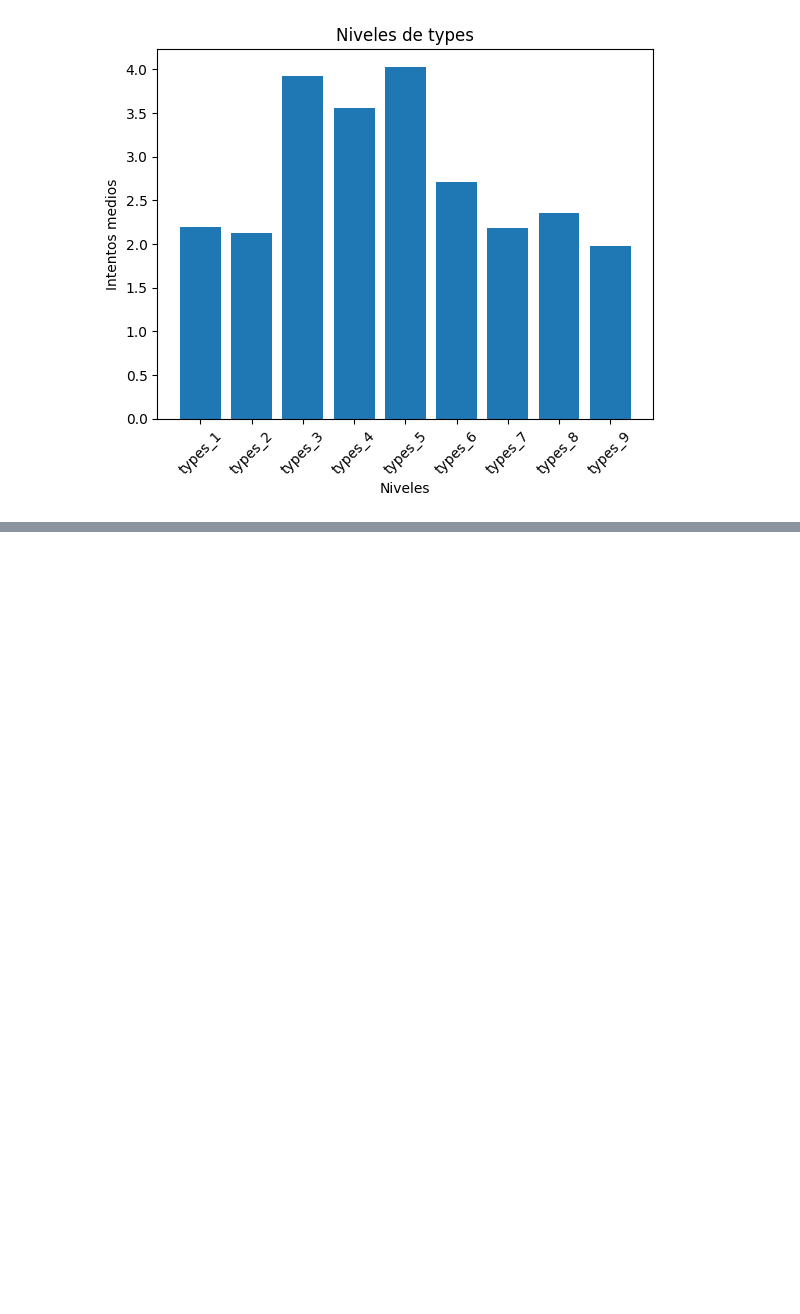
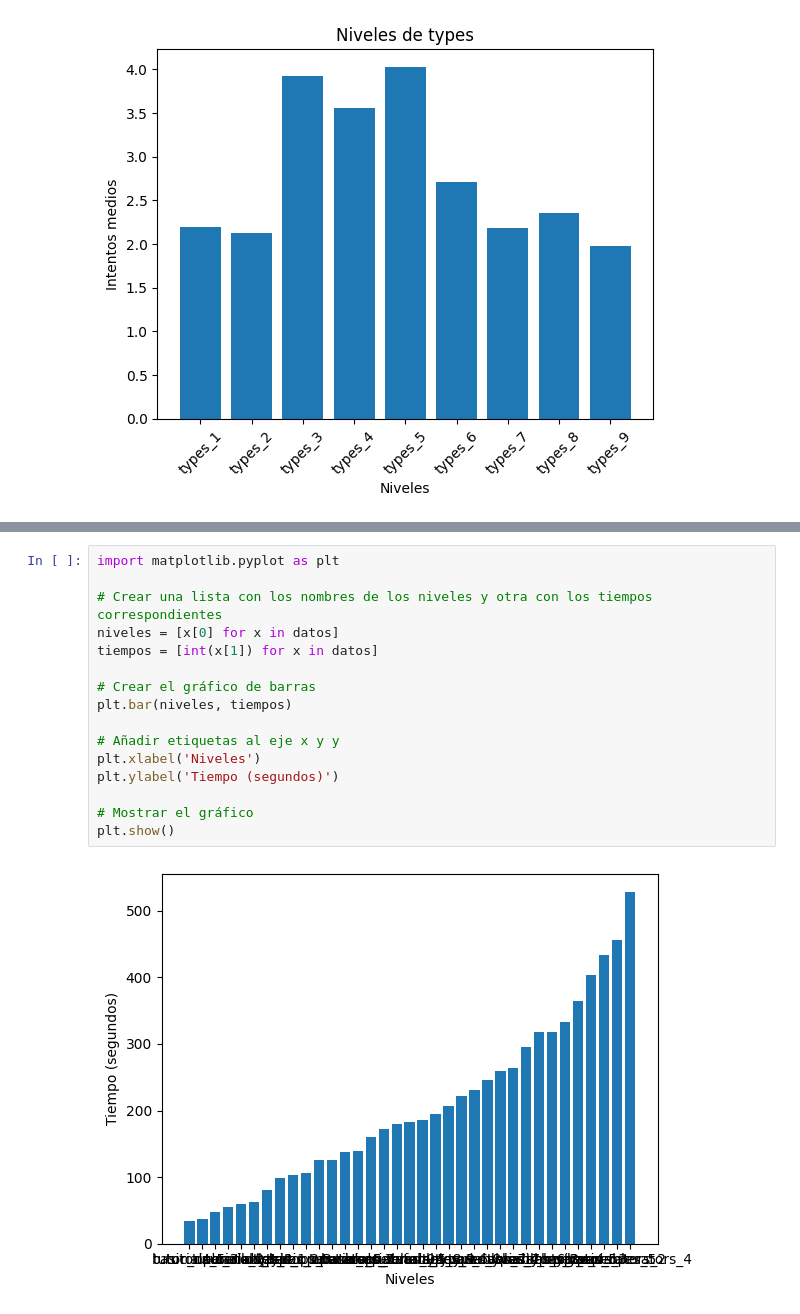
Before and after one commit to angelhort/TFG_Articoding_22-23, a Jupyter notebook: ayudaGuia.ipynb, the cells around one changed output, grey strips where cells are left out. Saved outputs shown, nothing was run; the diff lists cells and outputs as text; blank space fills up the shorter version.

Commit message:
graficas tiempos

```diff
--- a/ayudaGuia.ipynb
+++ b/ayudaGuia.ipynb
@@ -271,0 +275,18 @@ TypeError: int() argument must be a string, a bytes-like object or a real number
+# %%
+import matplotlib.pyplot as plt
+
+# Crear una lista con los nombres de los niveles y otra con los tiempos correspondientes
+niveles = [x[0] for x in datos]
+tiempos = [int(x[1]) for x in datos]
+
+# Crear el gráfico de barras
+plt.bar(niveles, tiempos)
+
+# Añadir etiquetas al eje x y y
+plt.xlabel('Niveles')
+plt.ylabel('Tiempo (segundos)')
+
+# Mostrar el gráfico
+plt.show()
+# %% [output]
+[figure, added]
```
Also changed, not shown: parts of 7 cells of this notebook.
